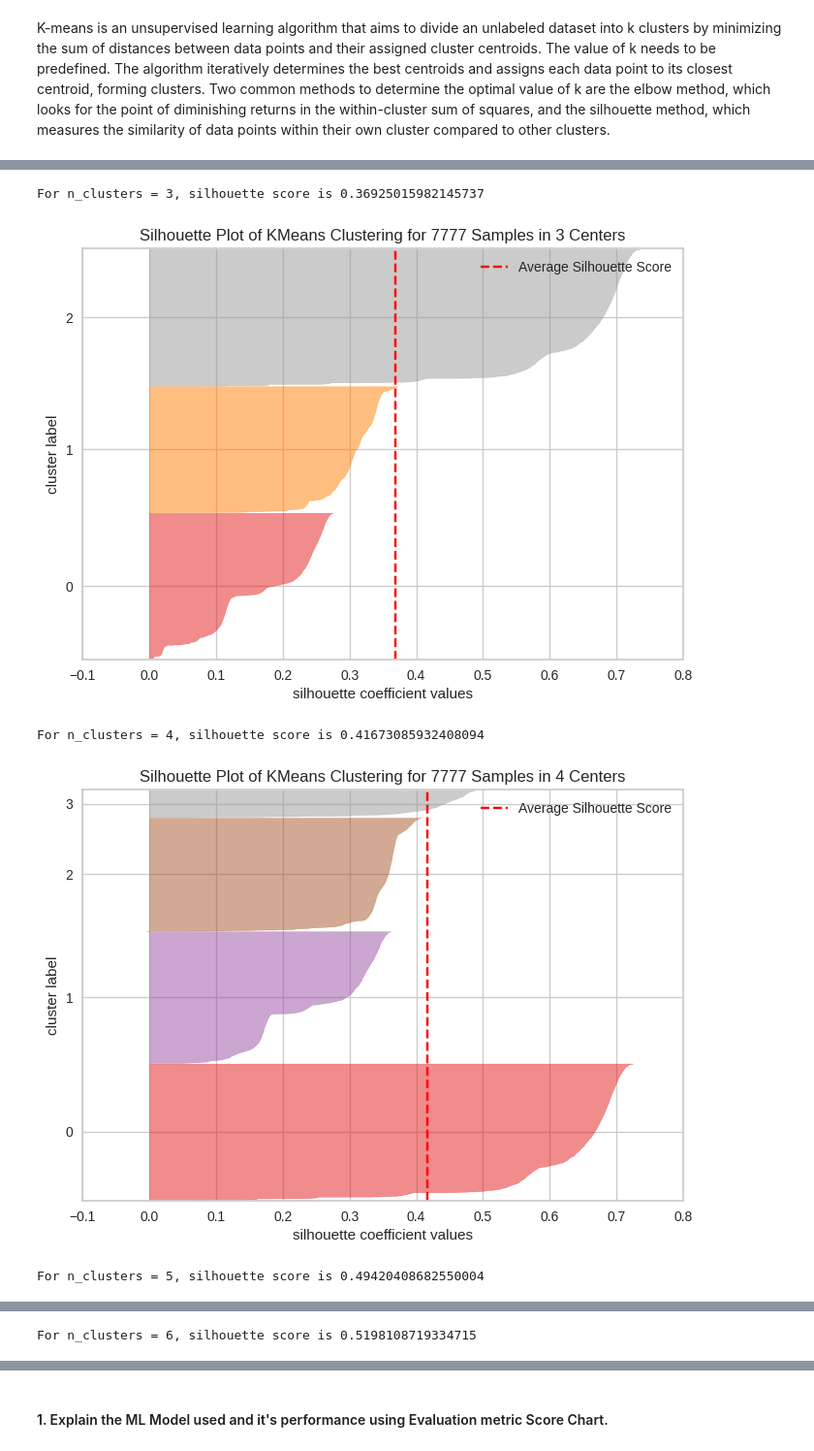
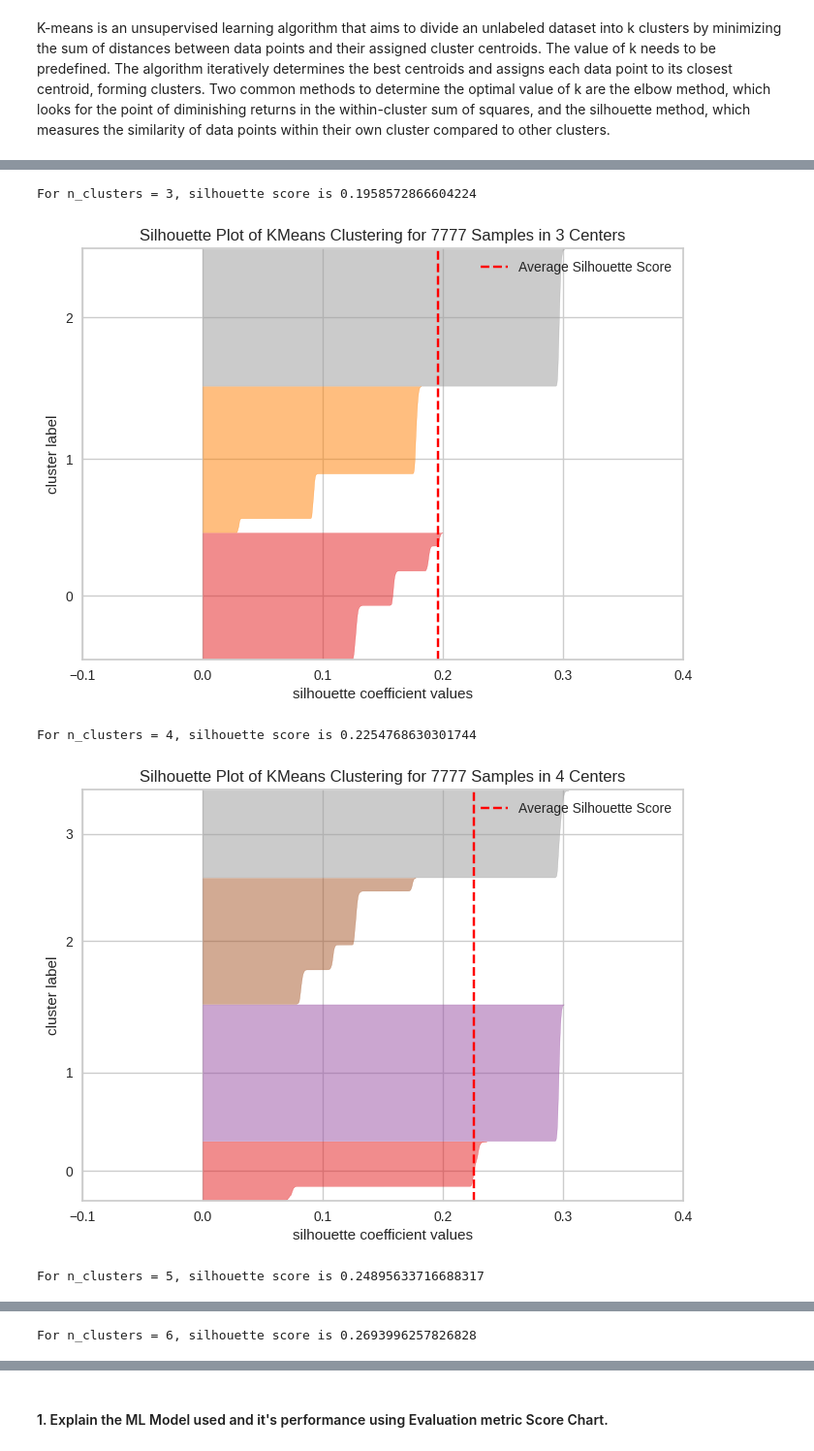
Before and after one commit to subhashsomarouthu/Netflix-Movies-and-TV-Shows-Clustering, a Jupyter notebook: Netflix_Movies_and_TV_Shows_Clustering.ipynb, the cells around one changed output, grey strips where cells are left out. Shown at 97% size. Cells and saved outputs as stored; diff of their text form; code cells hidden in the pictures.

```diff
--- a/Netflix_Movies_and_TV_Shows_Clustering.ipynb
+++ b/Netflix_Movies_and_TV_Shows_Clustering.ipynb
@@ -2210,2 +1908,0 @@ final_df = pd.concat([pd.DataFrame(x_scale,columns = non_text_df.columns ),(topi
-# %%
-final_df.dropna(inplace=True)
@@ -2260,11 +1940,11 @@ def update_report(algo_name, details,clusters, sil_score, db_index):
   for i,j in enumerate(clustering_score):
     clustering_score[j].append(data[i])
 # %%
-final_df=final_df.to_numpy()
+final_array=final_df.to_numpy()
 # %%
 # ML Model - 1 Implementation
 
-clusters=[i for i in range(2,21)]
+clusters=[i for i in range(2,26)]
 silhouette_avg = []
 Sum_of_squared_distances = []
 
@@ -2273,7 +1953,7 @@ for num_clusters in clusters:
 
  kmeans = KMeans(n_clusters=num_clusters, init='k-means++',n_init=10,random_state=40)
  #fitting model
- kmeans.fit(final_df)
+ kmeans.fit(final_array)
  cluster_labels = kmeans.labels_
- silhouette_avg.append(silhouette_score(final_df, cluster_labels))
+ silhouette_avg.append(silhouette_score(final_array, cluster_labels))
  Sum_of_squared_distances.append(kmeans.inertia_);
@@ -2326,16 +1990,16 @@ def silhouette_score_analysis(n):
 
   for n_clusters in range(2,n):
       km = KMeans (n_clusters=n_clusters,init='k-means++',n_init=10, random_state=40)
-      preds = km.fit_predict(final_df)
+      preds = km.fit_predict(final_array)
       centers = km.cluster_centers_
 
-      score = silhouette_score(final_df, preds, metric='euclidean')
+      score = silhouette_score(final_array, preds, metric='euclidean')
       print ("For n_clusters = {}, silhouette score is {}".format(n_clusters, score))
 
       visualizer = SilhouetteVisualizer(km)
 
-      visualizer.fit(final_df) # Fit the training data to the visualizer
+      visualizer.fit(final_array) # Fit the training data to the visualizer
       visualizer.poof() # Draw/show/poof the data
 # %%
-silhouette_score_analysis(20)
+silhouette_score_analysis(12)
 # %% [output]
@@ -2344,5 +2008,5 @@ For n_clusters = 2, silhouette score is 0.40663784494204364
-For n_clusters = 3, silhouette score is 0.36925015982145737
+For n_clusters = 3, silhouette score is 0.1958572866604224
-[figure, old version]
+[figure, new version]
-For n_clusters = 4, silhouette score is 0.41673085932408094
+For n_clusters = 4, silhouette score is 0.2254768630301744
-[figure, old version]
+[figure, new version]
-For n_clusters = 5, silhouette score is 0.49420408682550004
+For n_clusters = 5, silhouette score is 0.24895633716688317
@@ -2350 +2014 @@ For n_clusters = 5, silhouette score is 0.49420408682550004
-For n_clusters = 6, silhouette score is 0.5198108719334715
+For n_clusters = 6, silhouette score is 0.2693996257826828
```
Also changed, not shown: parts of 194 cells of this notebook.
